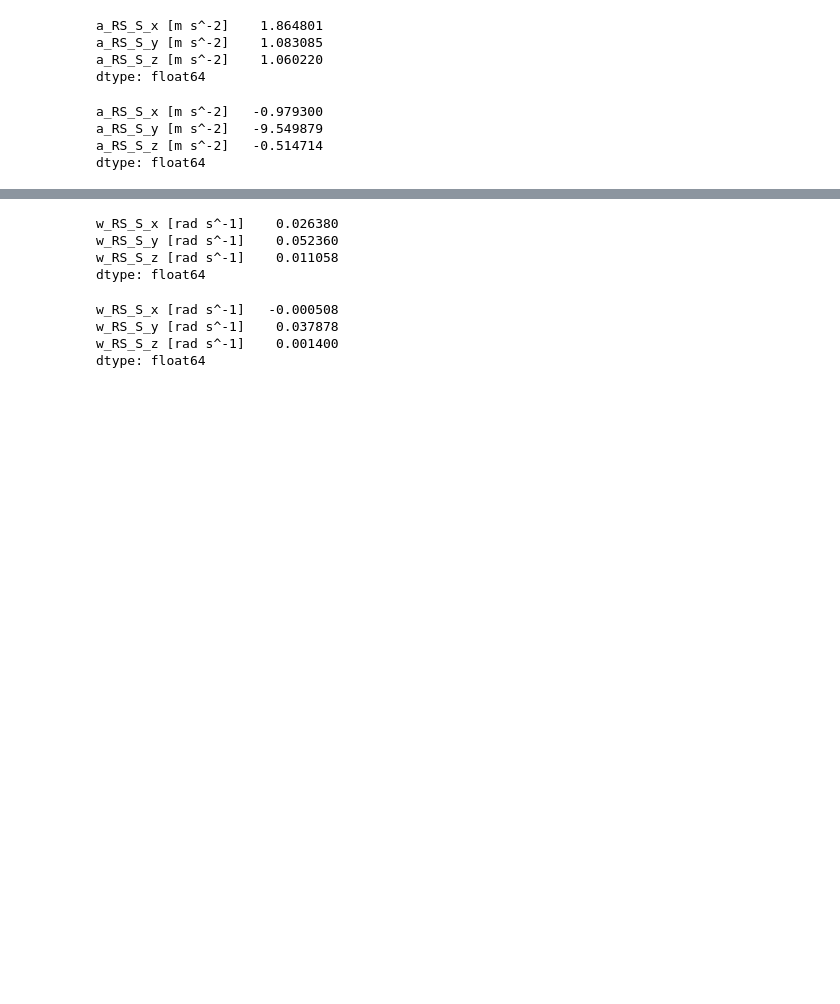
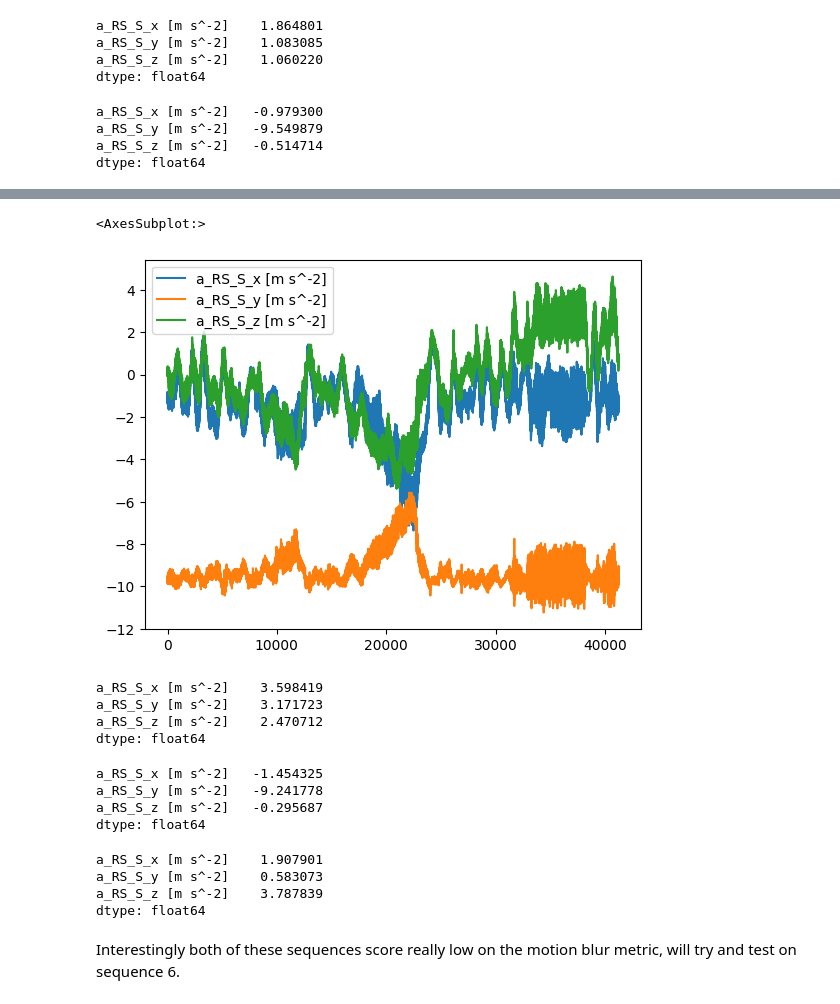
Before and after one commit to tobsthetobs/bsc-dataset-metrics, a Jupyter notebook: notebooks/velocity_metric.ipynb, the cells around one changed output, grey strips where cells are left out. Saved outputs shown, nothing was run; the diff lists cells and outputs as text; code cells hidden in the pictures; blank space fills up the shorter version.

```diff
--- a/notebooks/velocity_metric.ipynb
+++ b/notebooks/velocity_metric.ipynb
@@ -93,17 +99,37 @@ df_m.plot.line()
+# %%
+csv_harbor_04 = select_file()
+# %%
+harbor_04 = pd.read_csv(csv_harbor_04)
+harbor_04_a = harbor_04.iloc[:,4:7]
+# %%
+# do line plot of acceleration:
+harbor_04_a.plot.line()
+# %% [output]
+<AxesSubplot:>
+[figure, added]
 # %%
-# can find largest rotation:
-diff_m = df_m.diff()
-diff_m.max()
+# find largest difference:
+harbor_04_a.diff().max()
 # %% [output]
-w_RS_S_x [rad s^-1]    0.026380
-w_RS_S_y [rad s^-1]    0.052360
-w_RS_S_z [rad s^-1]    0.011058
+a_RS_S_x [m s^-2]    3.598419
+a_RS_S_y [m s^-2]    3.171723
+a_RS_S_z [m s^-2]    2.470712
 dtype: float64
-# %%
-# can also try and find average angular vel
-df_m.mean()
-# %% [output]
-w_RS_S_x [rad s^-1]   -0.000508
-w_RS_S_y [rad s^-1]    0.037878
-w_RS_S_z [rad s^-1]    0.001400
-dtype: float64
+# %%
+# find mean
+harbor_04_a.mean()
+# %% [output]
+a_RS_S_x [m s^-2]   -1.454325
+a_RS_S_y [m s^-2]   -9.241778
+a_RS_S_z [m s^-2]   -0.295687
+dtype: float64
+# %%
+# find var
+harbor_04_a.var()
+# %% [output]
+a_RS_S_x [m s^-2]    1.907901
+a_RS_S_y [m s^-2]    0.583073
+a_RS_S_z [m s^-2]    3.787839
+dtype: float64
+# %% [markdown]
+Interestingly both of these sequences score really low on the motion blur metric, will try and test on sequence 6.
```
Also changed, not shown: parts of 4 cells of this notebook.
